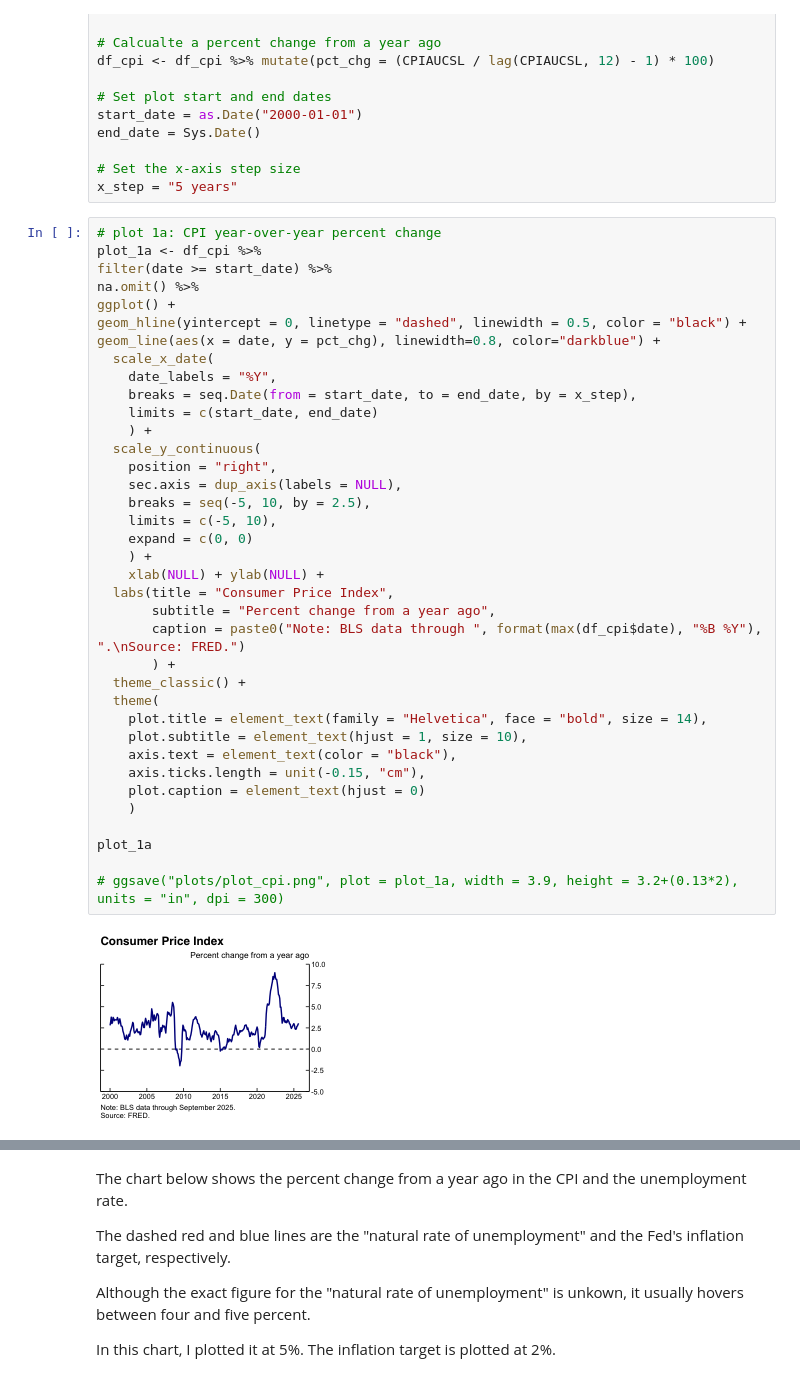
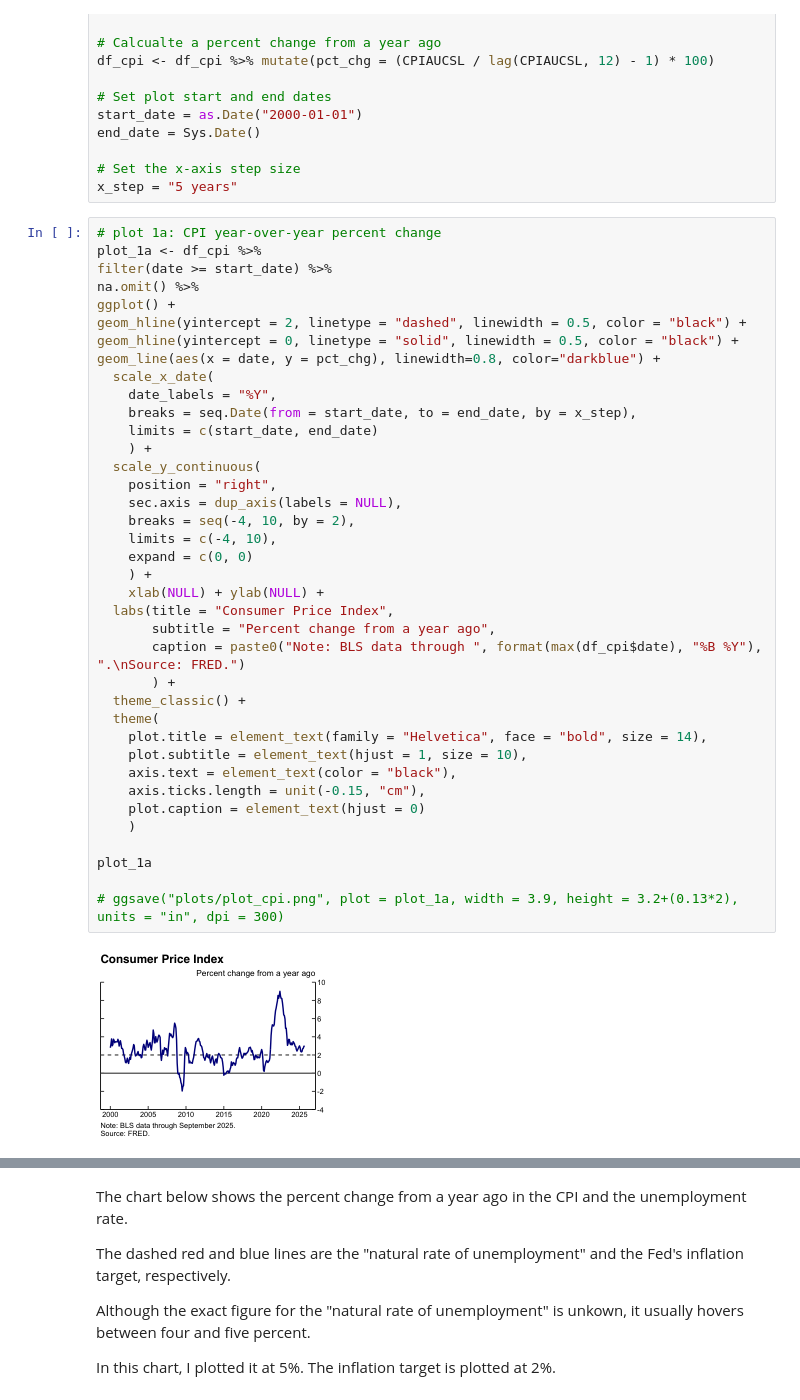
Before and after one commit to maha4028/economic-charting, a Jupyter notebook: generate_plots.ipynb, the cells around one changed output, grey strips where cells are left out. Cells and saved outputs as stored; diff of their text form.

```diff
--- a/generate_plots.ipynb
+++ b/generate_plots.ipynb
@@ -77,39 +77,40 @@ plot_1a <- df_cpi %>%
 filter(date >= start_date) %>%
 na.omit() %>%
 ggplot() +
-geom_hline(yintercept = 0, linetype = "dashed", linewidth = 0.5, color = "black") +
+geom_hline(yintercept = 2, linetype = "dashed", linewidth = 0.5, color = "black") +
+geom_hline(yintercept = 0, linetype = "solid", linewidth = 0.5, color = "black") +
 geom_line(aes(x = date, y = pct_chg), linewidth=0.8, color="darkblue") +
   scale_x_date(
     date_labels = "%Y",
     breaks = seq.Date(from = start_date, to = end_date, by = x_step),
     limits = c(start_date, end_date)
     ) +
   scale_y_continuous(
     position = "right",
     sec.axis = dup_axis(labels = NULL),
-    breaks = seq(-5, 10, by = 2.5),
-    limits = c(-5, 10),
+    breaks = seq(-4, 10, by = 2),
+    limits = c(-4, 10),
     expand = c(0, 0)
     ) +
     xlab(NULL) + ylab(NULL) +
   labs(title = "Consumer Price Index",
        subtitle = "Percent change from a year ago",
        caption = paste0("Note: BLS data through ", format(max(df_cpi$date), "%B %Y"), ".\nSource: FRED.")
        ) +
   theme_classic() +
   theme(
     plot.title = element_text(family = "Helvetica", face = "bold", size = 14),
     plot.subtitle = element_text(hjust = 1, size = 10),
     axis.text = element_text(color = "black"),
     axis.ticks.length = unit(-0.15, "cm"),
     plot.caption = element_text(hjust = 0)
     )
 
 plot_1a
 
 # ggsave("plots/plot_cpi.png", plot = plot_1a, width = 3.9, height = 3.2+(0.13*2), units = "in", dpi = 300)
 # %% [output]
-[figure, old version]
+[figure, new version]
 # %%
 # plot 1b: Unemployment Rate
 plot_1b <- df_ur %>%
```
Also changed, not shown: parts of 3 cells of this notebook, 4 other files.
